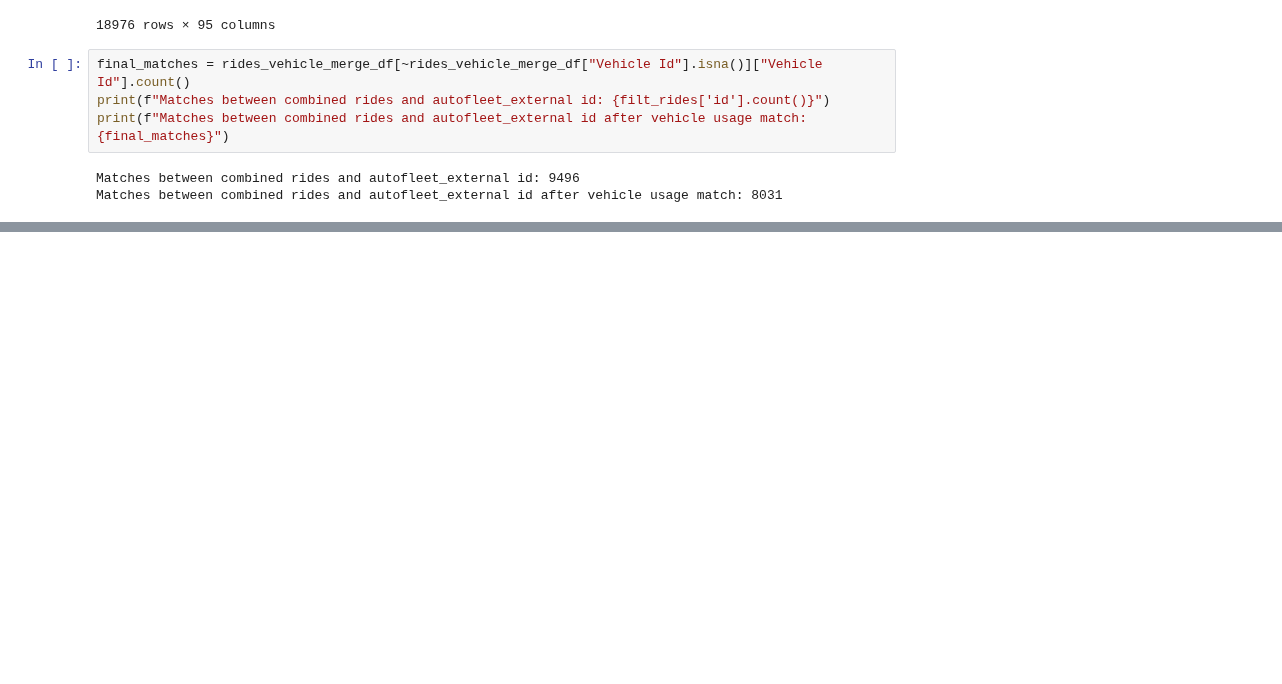
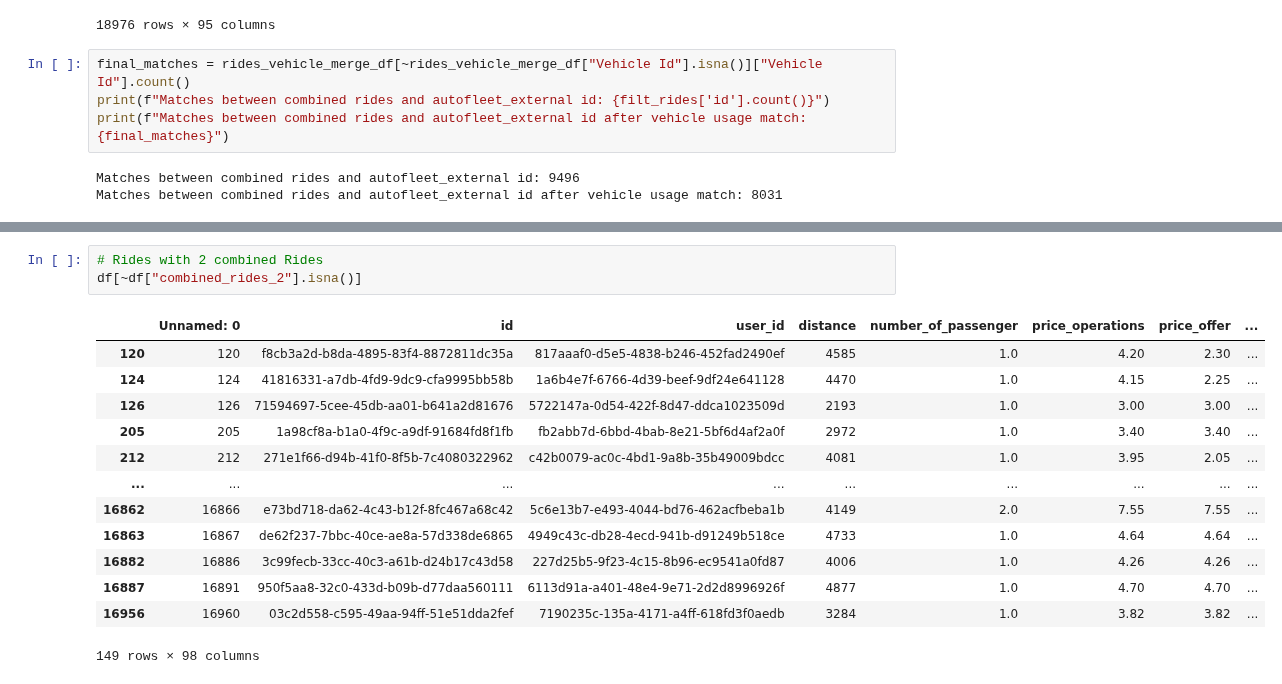
Before and after one commit to Lukas-Dierkes/vehicle-stream-team-project, a Jupyter notebook: vehicle_stream_pipeline/vehicle_matching.ipynb, the cells around one changed output, grey strips where cells are left out. Drawn from its saved outputs; the diff is of its cells as text; blank space fills up the shorter version.

```diff
--- a/vehicle_stream_pipeline/vehicle_matching.ipynb
+++ b/vehicle_stream_pipeline/vehicle_matching.ipynb
@@ -196,0 +303,17 @@ Matches between combined rides and autofleet_external id after vehicle usage mat
+# %%
+# Rides with 2 combined Rides
+df[~df["combined_rides_2"].isna()]
+# %% [output]
+|  | Unnamed: 0 | id | user_id | distance | number_of_passenger | price_operations | price_offer | ... |
+| 120 | 120 | f8cb3a2d-b8da-4895-83f4-8872811dc35a | 817aaaf0-d5e5-4838-b246-452fad2490ef | 4585 | 1.0 | 4.20 | 2.30 | ... |
+| 124 | 124 | 41816331-a7db-4fd9-9dc9-cfa9995bb58b | 1a6b4e7f-6766-4d39-beef-9df24e641128 | 4470 | 1.0 | 4.15 | 2.25 | ... |
+| 126 | 126 | 71594697-5cee-45db-aa01-b641a2d81676 | 5722147a-0d54-422f-8d47-ddca1023509d | 2193 | 1.0 | 3.00 | 3.00 | ... |
+| 205 | 205 | 1a98cf8a-b1a0-4f9c-a9df-91684fd8f1fb | fb2abb7d-6bbd-4bab-8e21-5bf6d4af2a0f | 2972 | 1.0 | 3.40 | 3.40 | ... |
+| 212 | 212 | 271e1f66-d94b-41f0-8f5b-7c4080322962 | c42b0079-ac0c-4bd1-9a8b-35b49009bdcc | 4081 | 1.0 | 3.95 | 2.05 | ... |
+| ... | ... | ... | ... | ... | ... | ... | ... | ... |
+| 16862 | 16866 | e73bd718-da62-4c43-b12f-8fc467a68c42 | 5c6e13b7-e493-4044-bd76-462acfbeba1b | 4149 | 2.0 | 7.55 | 7.55 | ... |
+| 16863 | 16867 | de62f237-7bbc-40ce-ae8a-57d338de6865 | 4949c43c-db28-4ecd-941b-d91249b518ce | 4733 | 1.0 | 4.64 | 4.64 | ... |
+| 16882 | 16886 | 3c99fecb-33cc-40c3-a61b-d24b17c43d58 | 227d25b5-9f23-4c15-8b96-ec9541a0fd87 | 4006 | 1.0 | 4.26 | 4.26 | ... |
+| 16887 | 16891 | 950f5aa8-32c0-433d-b09b-d77daa560111 | 6113d91a-a401-48e4-9e71-2d2d8996926f | 4877 | 1.0 | 4.70 | 4.70 | ... |
+| 16956 | 16960 | 03c2d558-c595-49aa-94ff-51e51dda2fef | 7190235c-135a-4171-a4ff-618fd3f0aedb | 3284 | 1.0 | 3.82 | 3.82 | ... |
+149 rows × 98 columns
```
Also changed, not shown: parts of 10 cells of this notebook.
